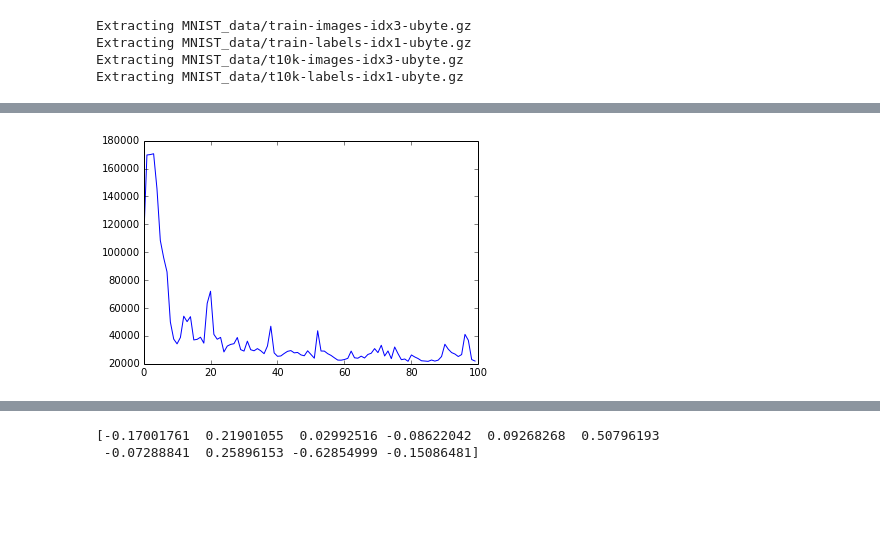
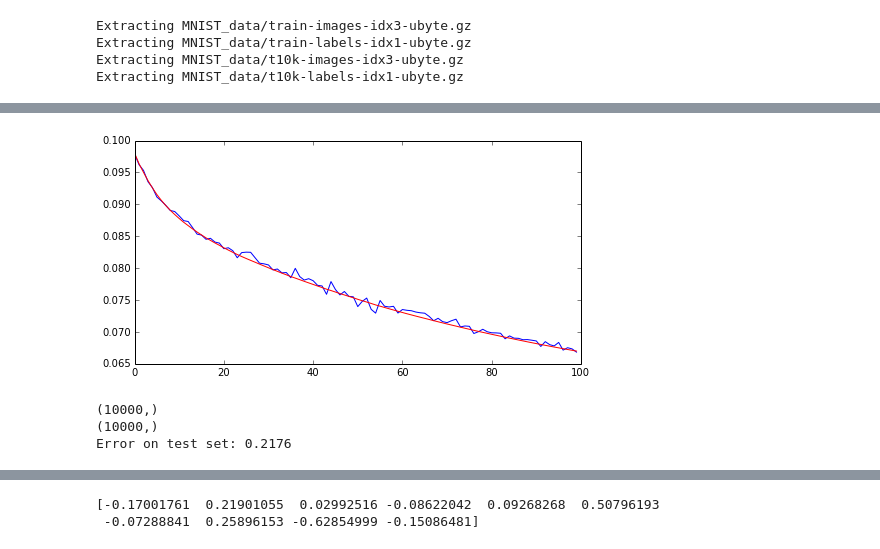
Before and after one commit to sandroormeno/Tensorflow-basic-examples, a Jupyter notebook: Perceptron.ipynb, the cells around one changed output, grey strips where cells are left out. Drawn from its saved outputs; the diff is of its cells as text; code cells hidden in the pictures; blank space fills up the shorter version.

```diff
--- a/Perceptron.ipynb
+++ b/Perceptron.ipynb
@@ -12,3 +13,11 @@ Extracting MNIST_data/train-images-idx3-ubyte.gz
 Extracting MNIST_data/train-labels-idx1-ubyte.gz
 Extracting MNIST_data/t10k-images-idx3-ubyte.gz
 Extracting MNIST_data/t10k-labels-idx1-ubyte.gz
+# %%
+import pylab as pylab
+pylab.rcParams['figure.figsize'] = (8.0, 4.0)
+
+f, axes = plt.subplots(2, 5)
+
+for i in range(10):
+    axes.ravel()[i].imshow(mnist.train.images[randint(0,1000)].reshape((28,28)), cmap="gray")
@@ -19,10 +30,11 @@ y_ = tf.placeholder(tf.float32, [None, 10])
 W = tf.Variable(tf.zeros([784, 10]))
 b = tf.Variable(tf.zeros([10]))
 
-y = tf.nn.softmax(tf.matmul(x, W) + b)
+y = tf.nn.tanh(tf.matmul(x, W) + b)
 
-cross_entropy = -tf.reduce_sum(y_*tf.log(y))
-train_step = tf.train.GradientDescentOptimizer(0.01).minimize(cross_entropy)
+
+mse_loss = tf.reduce_mean(tf.square(y_-y))
+train_step = tf.train.GradientDescentOptimizer(0.01).minimize(mse_loss)
 
 
 
@@ -31,16 +43,37 @@ sess = tf.Session()
 sess.run(init)
 
 
-performance = []
+testPerformance = []
+trainPerformance = []
 
 for i in range(100):
-    batch_xs, batch_ys = mnist.train.next_batch(100)
+    batch_xs, batch_ys = mnist.train.next_batch(1000)
     sess.run(train_step, feed_dict={x: batch_xs, y_: batch_ys})
-    performance.append(sess.run(cross_entropy,feed_dict={x: mnist.train.images, y_: mnist.train.labels}))
+    trainPerformance.append(sess.run(mse_loss,feed_dict={x: batch_xs, y_: batch_ys}))
+    testPerformance.append(sess.run(mse_loss,feed_dict={x: mnist.test.images, y_: mnist.test.labels}))
 # %%
-plt.plot(performance)
+plt.plot(trainPerformance, "b")
+plt.plot(testPerformance, "r")
 plt.show()
 # %% [output]
-[figure, old version]
+[figure, new version]
+# %%
+pred = np.argmax(sess.run(y, feed_dict={x: mnist.test.images, y_: mnist.test.labels}),axis=1)
+trueLabels = np.argmax(mnist.test.labels,axis=1)
+
+print trueLabels.shape
+print pred.shape
+
+errors = 0.
+
+for i in range(len(trueLabels)):
+    if trueLabels[i] != pred[i]:
+        errors = errors+1
+
+print "Error on test set: "+str(errors/pred.shape[0])
+# %% [output]
+(10000,)
+(10000,)
+Error on test set: 0.2176
 # %%
 import pylab as pylab
```
Also changed, not shown: parts of 3 cells of this notebook.
